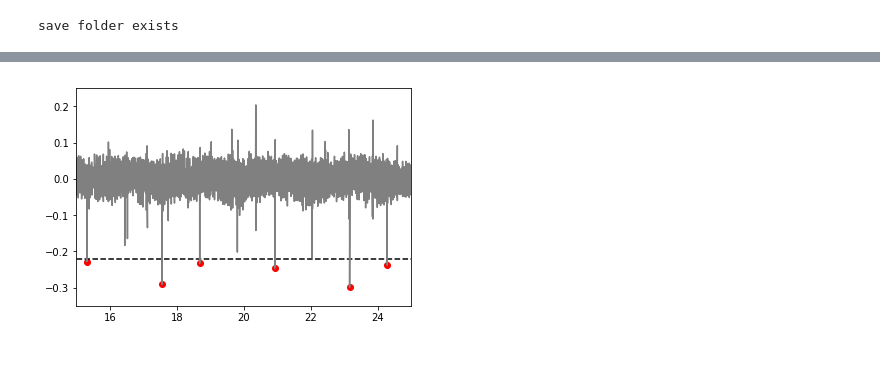
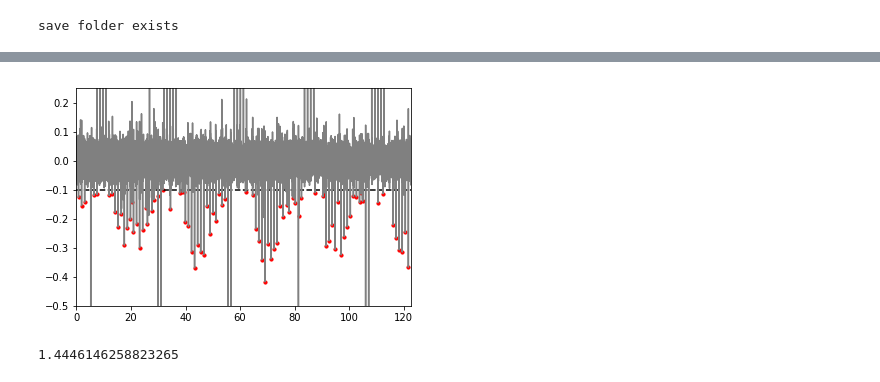
Before and after one commit to isabellow/lhy_hpc, a Jupyter notebook: stim/plot_antidromic_responses.ipynb, the cells around one changed output, grey strips where cells are left out. Cells and saved outputs as stored; diff of their text form; code cells hidden in the pictures.

```diff
--- a/stim/plot_antidromic_responses.ipynb
+++ b/stim/plot_antidromic_responses.ipynb
@@ -51,26 +62,36 @@ plt.show()
 # %%
 from scipy.signal import find_peaks
 
-min_thresh=0.22
+min_thresh=0.1
 max_thresh=1
+t_max = np.max(timestamps)
 
-stim_idx, _ = find_peaks(-v, height=[min_thresh, max_thresh])
+# find the stimulation artifact
+stim_idx, _ = find_peaks(-v,
+                         height=[min_thresh, max_thresh],
+                         distance=5000
+                        )
 
 # sanity check
 f, ax = plt.subplots(1, 1)
 ax.plot(t, v, 'gray')
 xlim = ax.get_xlim()
 
-ax.hlines(-thresh, xlim[0], xlim[1],
+ax.hlines(-min_thresh, xlim[0], xlim[1],
           colors='k', linestyles='dashed')
-ax.scatter(t[stim_idx], v[stim_idx], c='r')
+ax.scatter(t[stim_idx], v[stim_idx], c='r', s=10)
 
-ax.set_xlim([15, 25])
-ax.set_ylim([-0.35, 0.25])
+ax.set_xlim([0, t_max])
+ax.set_ylim([-0.5, 0.25])
 
 plt.show()
 # %% [output]
-[figure, old version]
+[figure, new version]
+# %%
+n_stim = stim_idx.shape[0]
+np.max(timestamps) / n_stim
+# %% [output]
+1.4446146258823265
 # %%
 ''' plot each stimulation trial '''
 before_t = 0.01 # 10ms
```
Also changed, not shown: parts of 8 cells of this notebook, 5 other files.
